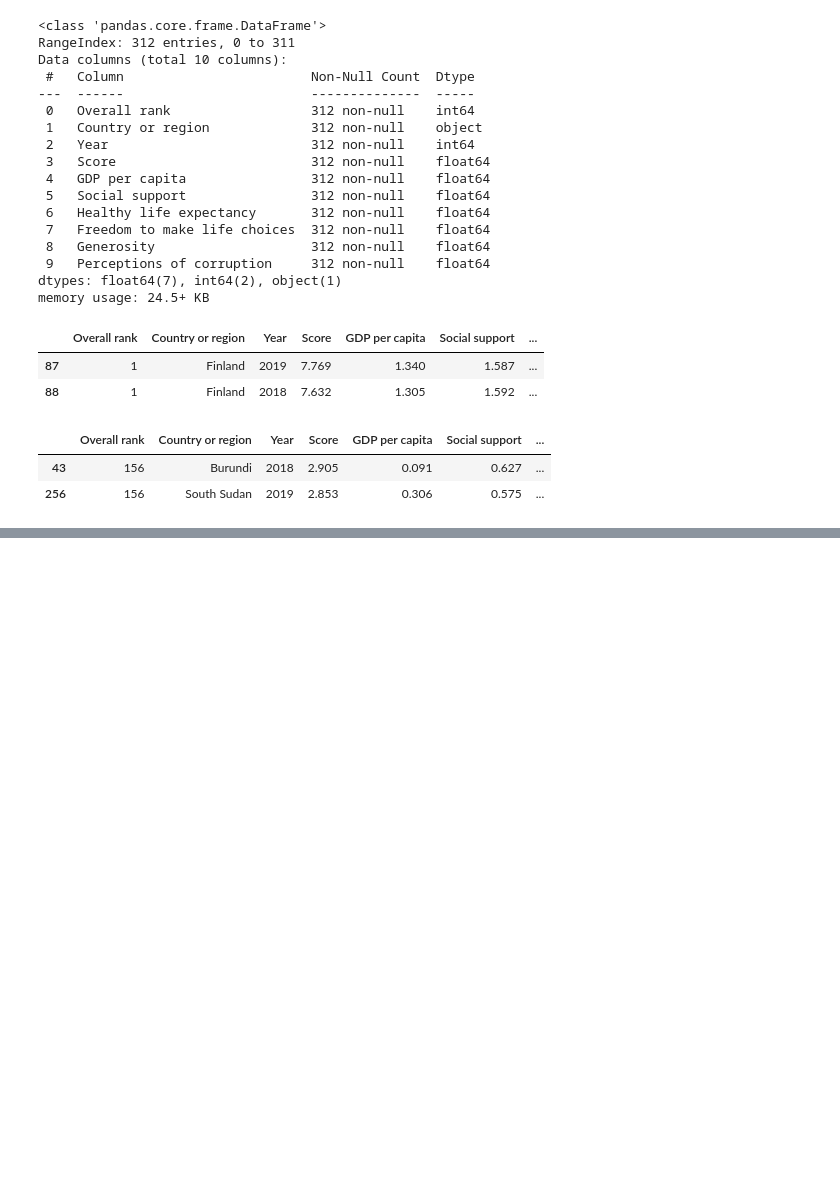
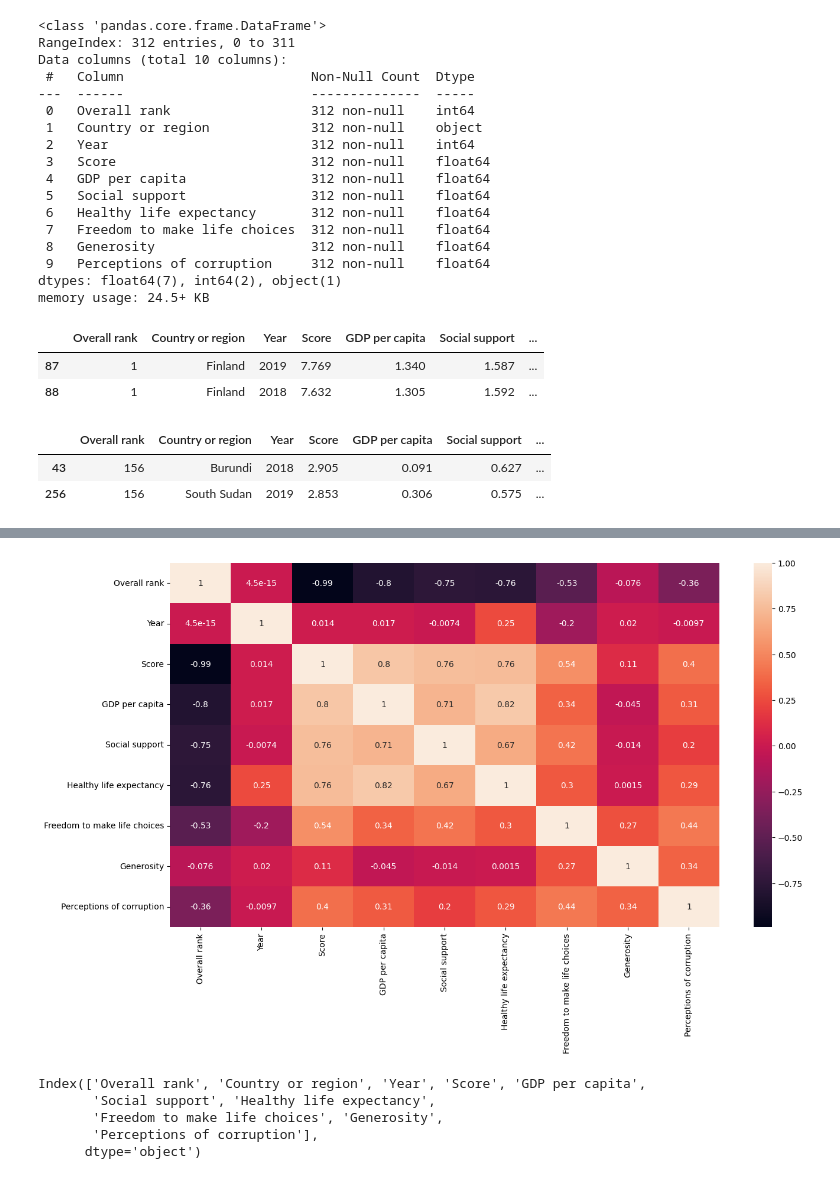
Before and after one commit to cantaruttim/Happiness_Index_Analysis, a Jupyter notebook: HappinesIndex.ipynb, the cells around one changed output, grey strips where cells are left out. Drawn from its saved outputs; the diff is of its cells as text; code cells hidden in the pictures; blank space fills up the shorter version.

```diff
--- a/HappinesIndex.ipynb
+++ b/HappinesIndex.ipynb
@@ -147,0 +152,14 @@ plt.show()
+# %%
+plt.figure(figsize=(15,8))
+sns.heatmap(dataset.corr(), annot=True);
+plt.show()
+# %% [output]
+[figure, added]
+# %%
+dataset.columns
+# %% [output]
+Index(['Overall rank', 'Country or region', 'Year', 'Score', 'GDP per capita',
+       'Social support', 'Healthy life expectancy',
+       'Freedom to make life choices', 'Generosity',
+       'Perceptions of corruption'],
+      dtype='object')
```
Also changed, not shown: parts of 17 cells of this notebook.
